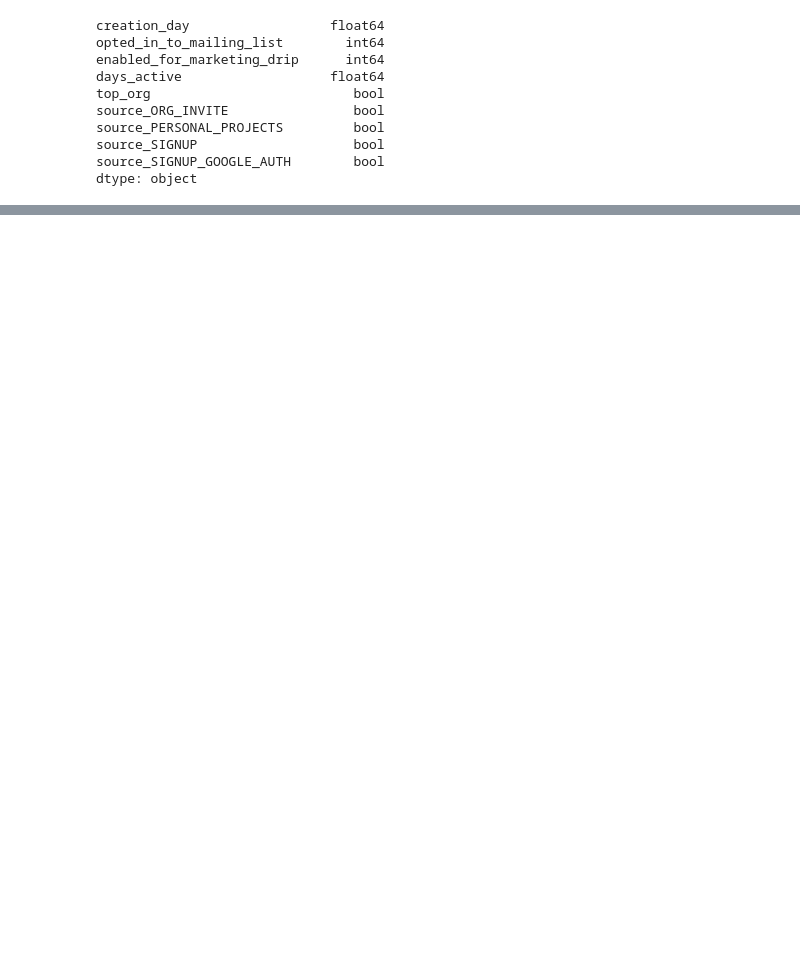
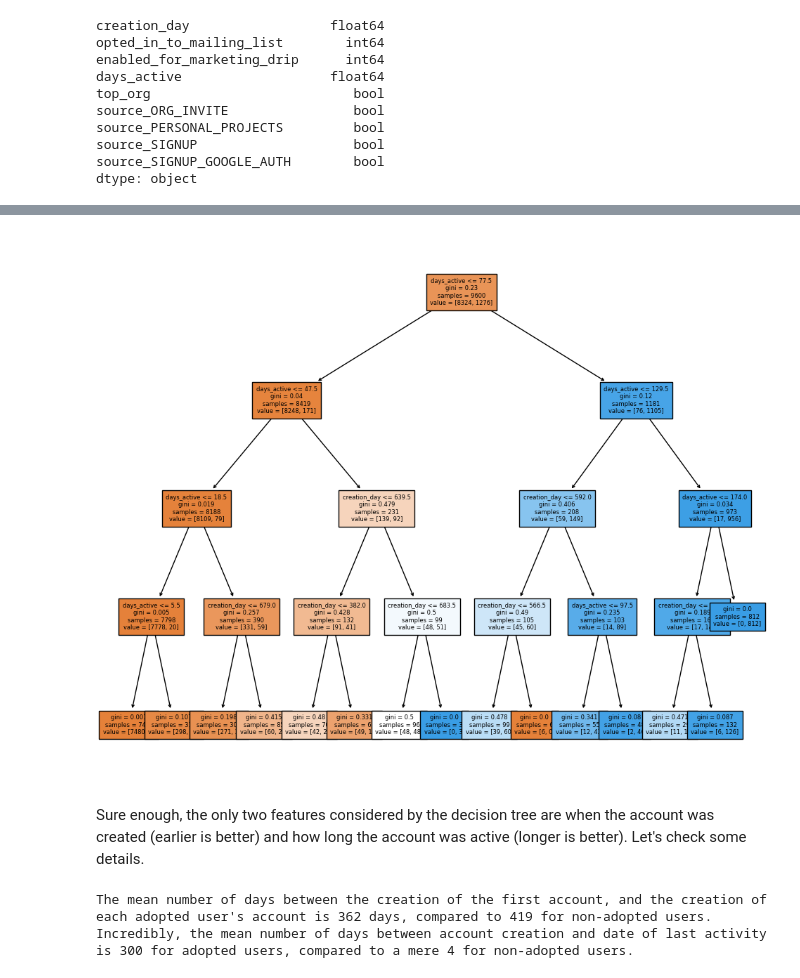
Before and after one commit to MsEM11/Relax_Challenge, a Jupyter notebook: Relax_challenge_code.ipynb, the cells around one changed output, grey strips where cells are left out. Drawn from its saved outputs; the diff is of its cells as text; code cells hidden in the pictures; blank space fills up the shorter version.

```diff
--- a/Relax_challenge_code.ipynb
+++ b/Relax_challenge_code.ipynb
@@ -584,0 +748,3 @@ weighted avg       0.98      0.98      0.98      2400
+# %%
+# Getting the dropped data back.
+X_train, X_test, y_train,y_test = train_test_split(X, y, test_size=0.2, random_state=42)
@@ -584,0 +753,4 @@ weighted avg       0.98      0.98      0.98      2400
+# %%
+tree = DecisionTreeClassifier(random_state=42,max_depth=4)
+# %%
+tree.fit(X_train,y_train)
@@ -584,0 +774,8 @@ weighted avg       0.98      0.98      0.98      2400
+# %%
+plt.figure(figsize=(12,10))
+plot_tree(tree,fontsize=6,filled=True,feature_names=X_train.columns)
+plt.show()
+# %% [output]
+[figure, added]
+# %% [markdown]
+Sure enough, the only two features considered by the decision tree are when the account was created (earlier is better) and how long the account was active (longer is better). Let's check some details.
@@ -584,0 +787,8 @@ weighted avg       0.98      0.98      0.98      2400
+# %%
+print(f"The mean number of days between the creation of the first account, and the creation of each adopted user's account,\
+ is {round(mean_creation_adopt)} days, compared to {round(mean_creation_no)} for non-adopted users.")
+print(f"Incredibly, the mean number of days between account creation and date of last activity is \
+{round(mean_active_adopt)} for adopted users, compared to a mere {round(mean_active_no)} for non-adopted users.")
+# %% [output]
+The mean number of days between the creation of the first account, and the creation of each adopted user's account is 362 days, compared to 419 for non-adopted users.
+Incredibly, the mean number of days between account creation and date of last activity is 300 for adopted users, compared to a mere 4 for non-adopted users.
```
Also changed, not shown: parts of 74 cells of this notebook.
